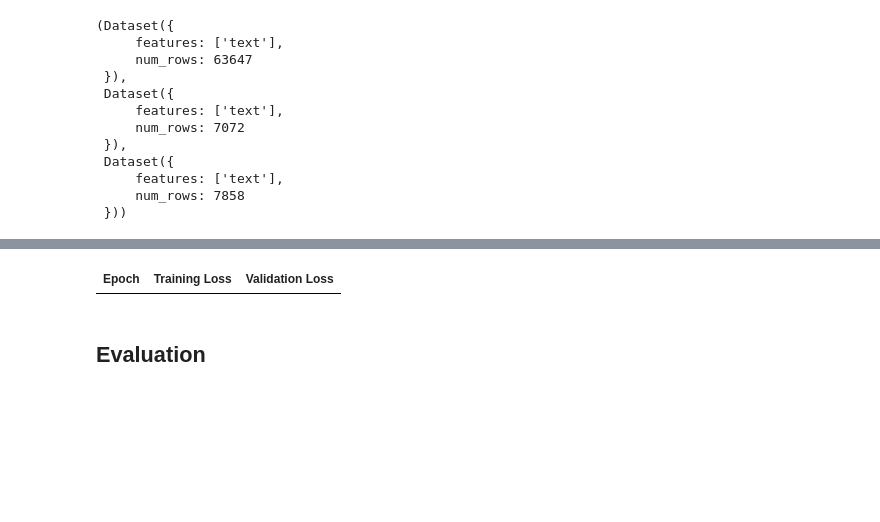
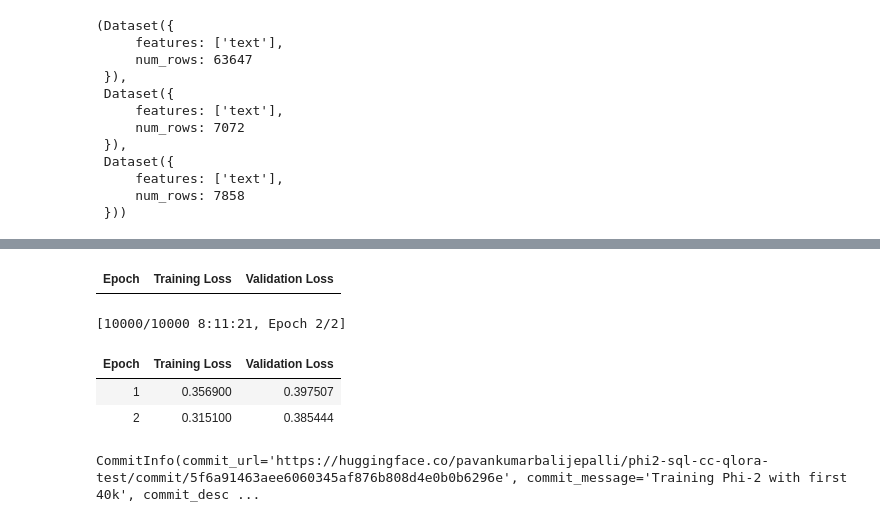
Before and after one commit to pavankumarbalijepalli/pr-phi2-vs-defog, a Jupyter notebook: fine_tune_phi_2.ipynb, the cells around one changed output, grey strips where cells are left out. Cells and saved outputs as stored; diff of their text form; code cells hidden in the pictures; blank space fills up the shorter version.

```diff
--- a/fine_tune_phi_2.ipynb
+++ b/fine_tune_phi_2.ipynb
@@ -182,6 +189,20 @@ train_dataset, eval_dataset, test_dataset
      features: ['text'],
      num_rows: 7858
  }))
+# %%
+def print_trainable_parameters(model):
+    """
+    Prints the number of trainable parameters in the model.
+    """
+    trainable_params = 0
+    all_param = 0
+    for _, param in model.named_parameters():
+        all_param += param.numel()
+        if param.requires_grad:
+            trainable_params += param.numel()
+    print(
+        f"trainable params: {trainable_params} || all params: {all_param} || trainable%: {100 * trainable_params / all_param:.2f}"
+    )
 # %%
 model_name = "microsoft/phi-2"
 
@@ -204,10 +225,10 @@ model = AutoModelForCausalLM.from_pretrained(
 model.config.use_cache = False
 model.config.pretraining_tp = 1
 
-tokenizer = AutoTokenizer.from_pretrained(model_name,
-                                          trust_remote_code=True,
-                                         )
+tokenizer = AutoTokenizer.from_pretrained(model_name, trust_remote_code=True)
 tokenizer.pad_token = tokenizer.eos_token
+
+print_trainable_parameters(model)
 # %% [output]
 A new version of the following files was downloaded from https://huggingface.co/microsoft/phi-2:
 - configuration_phi.py
@@ -279,7 +303,14 @@ def get_last_layer_linears(model):
 peft_config = LoraConfig(
     r=16,
     lora_alpha=16,
-    target_modules=None,
+    target_modules=[
+    'q_proj',
+    'k_proj',
+    'v_proj',
+    'dense',
+    'fc1',
+    'fc2',
+    ],
     lora_dropout=0.05,
     bias="none",
     task_type="CAUSAL_LM",
@@ -287,7 +318,7 @@ peft_config = LoraConfig(
 
 training_arguments = TrainingArguments(
     output_dir="logs",
-    num_train_epochs=4,
+    num_train_epochs=2,
     per_device_train_batch_size=1,
     gradient_accumulation_steps=8, # 4
     optim="paged_adamw_32bit",
@@ -308,7 +339,7 @@ training_arguments = TrainingArguments(
 
 trainer = SFTTrainer(
     model=model,
-    train_dataset=train_dataset,
+    train_dataset=train_dataset.select(range(40000)),
     eval_dataset=eval_dataset,
     peft_config=peft_config,
     dataset_text_field="text",
@@ -323,4 +354,9 @@ trainer.train()
 
 # Save trained model
 trainer.model.save_pretrained("trained-model")
+
+model.push_to_hub("phi2-sql-cc-qlora-test",
+                  use_auth_token=True,
+                  commit_message="Training Phi-2 with first 40k",
+                  private=True)
 # %% [output]
@@ -328 +364,6 @@ trainer.model.save_pretrained("trained-model")
 | Epoch | Training Loss | Validation Loss |
+[10000/10000 8:11:21, Epoch 2/2]
+| Epoch | Training Loss | Validation Loss |
+| 1 | 0.356900 | 0.397507 |
+| 2 | 0.315100 | 0.385444 |
+CommitInfo(commit_url='https://huggingface.co/pavankumarbalijepalli/phi2-sql-cc-qlora-test/commit/5f6a91463aee6060345af876b808d4e0b0b6296e', commit_message='Training Phi-2 with first 40k', commit_desc ...
@@ -337,5 +382,3 @@ evaluation = pd.DataFrame({'text': X_test["text"],
                            'y_pred': y_pred},
                          )
 evaluation.to_csv("test_predictions.csv", index=False)
-# %% [markdown]
-## Evaluation
```
Also changed, not shown: parts of 25 cells of this notebook.
